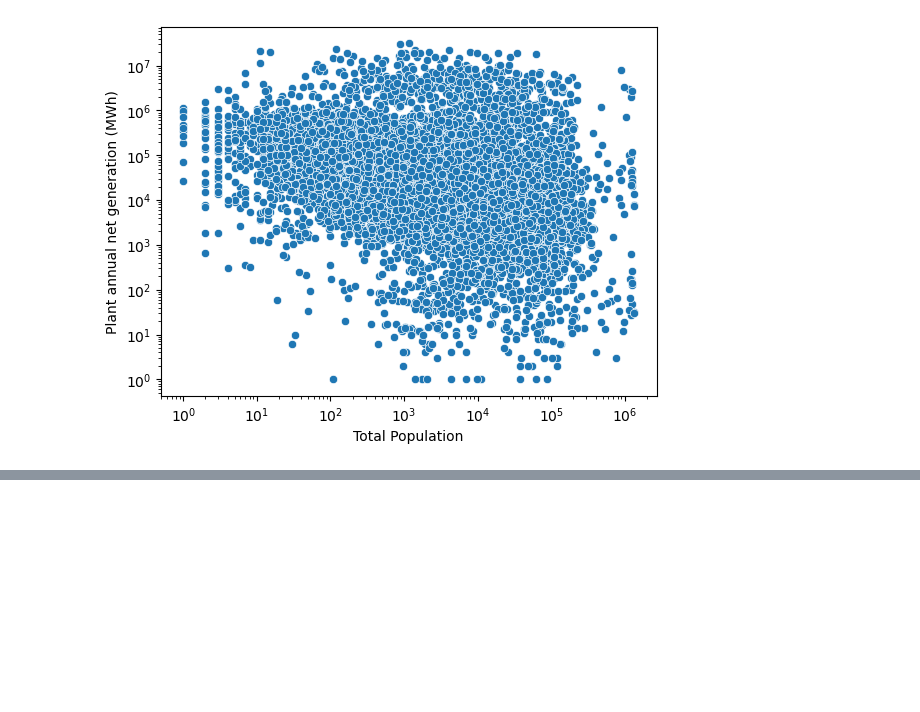
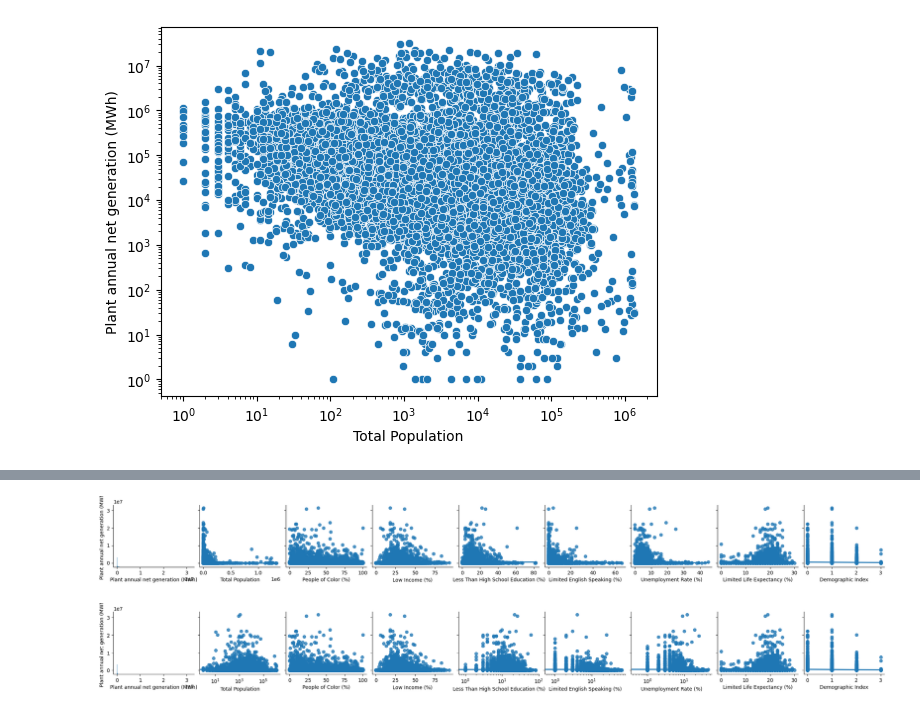
Before and after one commit to reilyfairchild/Data102_Final_Project, a Jupyter notebook: dataset_3_EDA.ipynb, the cells around one changed output, grey strips where cells are left out. Drawn from its saved outputs; the diff is of its cells as text; code cells hidden in the pictures; blank space fills up the shorter version.

```diff
--- a/dataset_3_EDA.ipynb
+++ b/dataset_3_EDA.ipynb
@@ -310,0 +329,18 @@ There appears to be an exponential relationship between CO2 and population, whic
+# %%
+sns.pairplot(data=egridf, x_vars=num_cols, y_vars=['Plant annual net generation (MWh)'], kind = 'reg')
+plt.show()
+# %% [output]
+[figure, added]
+# %%
+ax = sns.pairplot(data=egridf, x_vars=num_cols, y_vars=['Plant annual net generation (MWh)'], kind = 'reg')
+# Source - https://stackoverflow.com/a
+# Posted by tdy
+# Retrieved 2025-12-01, License - CC BY-SA 4.0
+
+log_columns = ["Total Population", "Less Than High School Education (%)", "Limited English Speaking (%)", "Unemployment Rate (%)"]
+
+for ax in ax.axes.flat:
+    if ax.get_xlabel() in log_columns:
+        ax.set(xscale="log")
+# %% [output]
+[figure, added]
```
Also changed, not shown: parts of 14 cells of this notebook.
